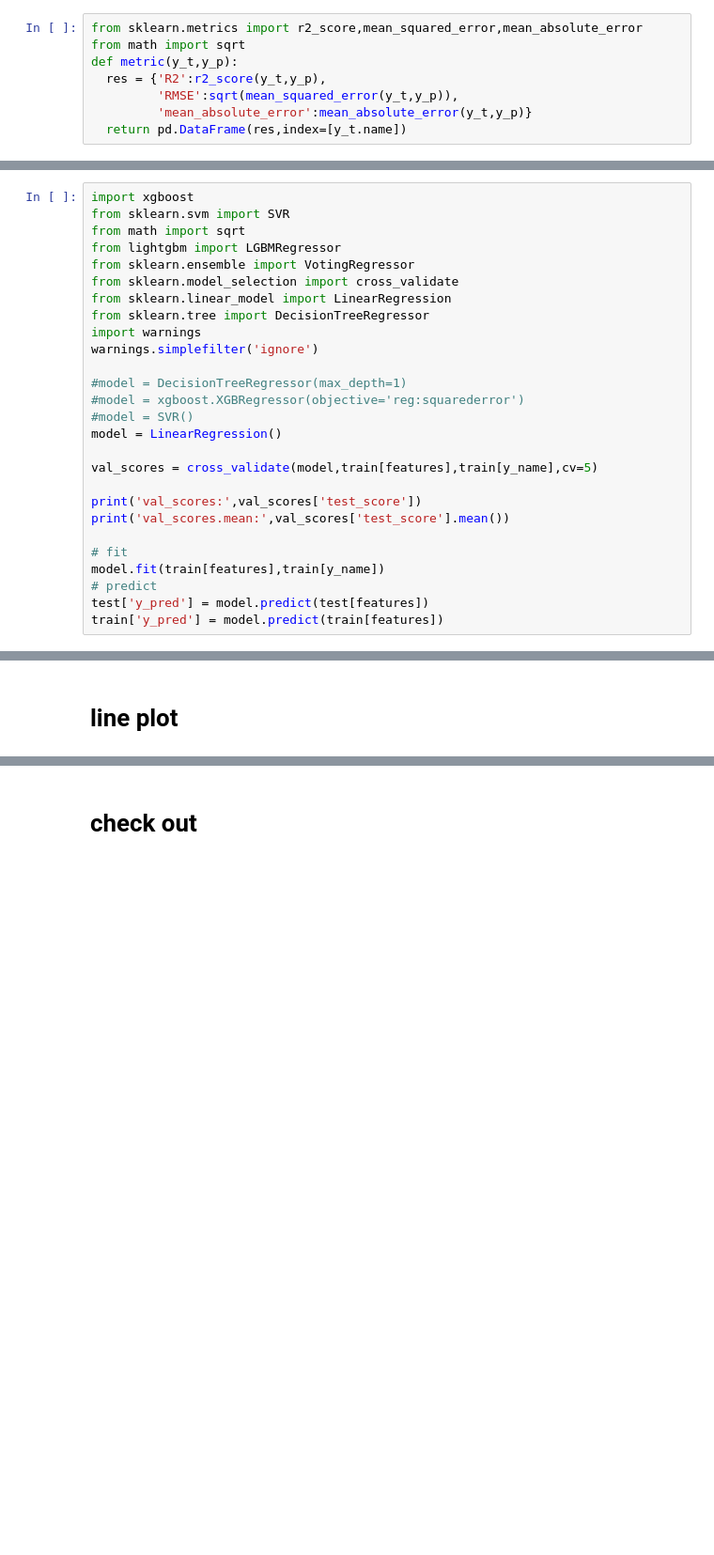
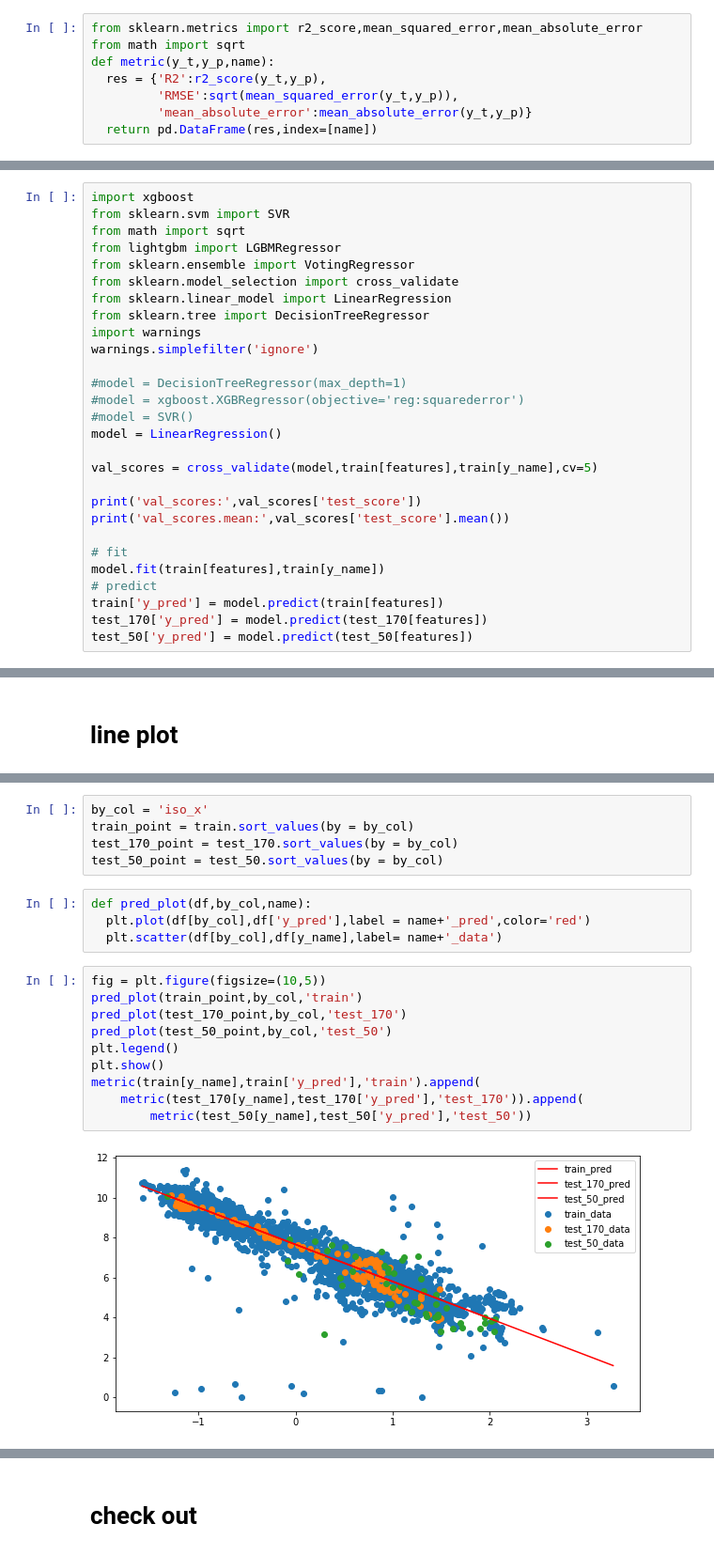
Before and after one commit to skywalker0803r/works, a Jupyter notebook: C8NP.ipynb, the cells around one changed output, grey strips where cells are left out. Shown at 94% size. Saved outputs shown, nothing was run; the diff lists cells and outputs as text; blank space fills up the shorter version.

```diff
--- a/C8NP.ipynb
+++ b/C8NP.ipynb
@@ -148,11 +103,11 @@ plt.scatter(train['V1'],train[y_name])
 # %%
 from sklearn.metrics import r2_score,mean_squared_error,mean_absolute_error
 from math import sqrt
-def metric(y_t,y_p):
+def metric(y_t,y_p,name):
   res = {'R2':r2_score(y_t,y_p),
          'RMSE':sqrt(mean_squared_error(y_t,y_p)),
          'mean_absolute_error':mean_absolute_error(y_t,y_p)}
-  return pd.DataFrame(res,index=[y_t.name])
+  return pd.DataFrame(res,index=[name])
 # %% [markdown]
 # modeling
 # %%
@@ -180,6 +135,7 @@ print('val_scores.mean:',val_scores['test_score'].mean())
 # fit
 model.fit(train[features],train[y_name])
 # predict
-test['y_pred'] = model.predict(test[features])
 train['y_pred'] = model.predict(train[features])
+test_170['y_pred'] = model.predict(test_170[features])
+test_50['y_pred'] = model.predict(test_50[features])
 # %% [output]
@@ -221,0 +146,21 @@ plt.show()
+# %%
+by_col = 'iso_x'
+train_point = train.sort_values(by = by_col)
+test_170_point = test_170.sort_values(by = by_col)
+test_50_point = test_50.sort_values(by = by_col)
+# %%
+def pred_plot(df,by_col,name):
+  plt.plot(df[by_col],df['y_pred'],label = name+'_pred',color='red')
+  plt.scatter(df[by_col],df[y_name],label= name+'_data')
+# %%
+fig = plt.figure(figsize=(10,5))
+pred_plot(train_point,by_col,'train')
+pred_plot(test_170_point,by_col,'test_170')
+pred_plot(test_50_point,by_col,'test_50')
+plt.legend()
+plt.show()
+metric(train[y_name],train['y_pred'],'train').append(
+    metric(test_170[y_name],test_170['y_pred'],'test_170')).append(
+        metric(test_50[y_name],test_50['y_pred'],'test_50'))
+# %% [output]
+[figure, added]
```
Also changed, not shown: parts of 37 cells of this notebook.
